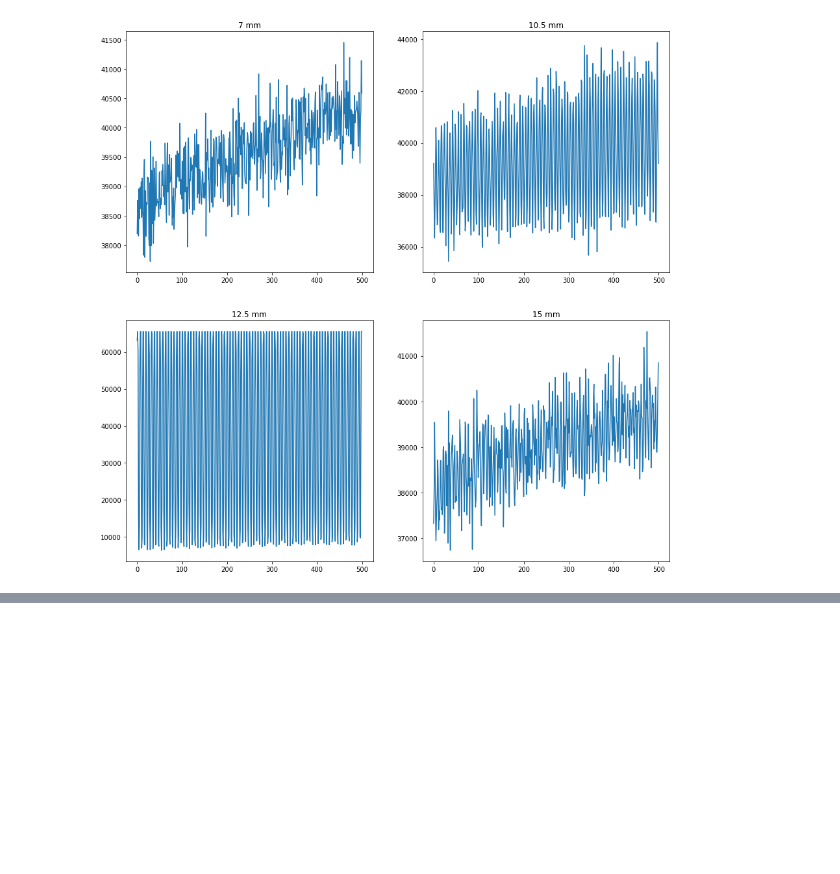
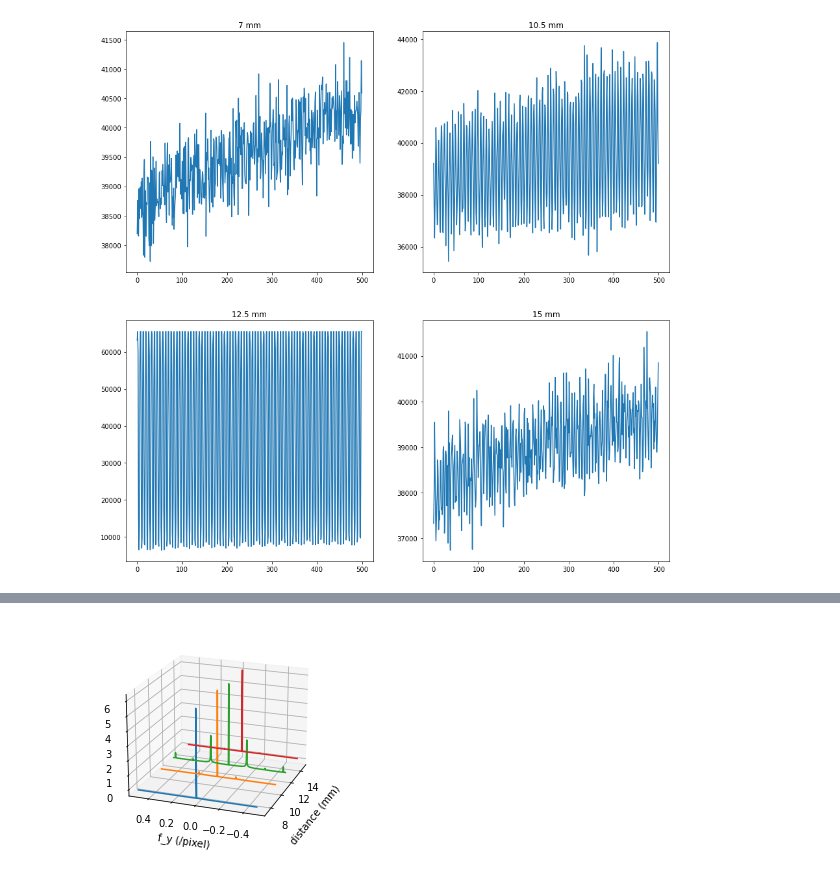
Before and after one commit to kwokkenton/optea, a Jupyter notebook: srayan_dof.ipynb, the cells around one changed output, grey strips where cells are left out. Saved outputs shown, nothing was run; the diff lists cells and outputs as text; code cells hidden in the pictures; blank space fills up the shorter version.

```diff
--- a/srayan_dof.ipynb
+++ b/srayan_dof.ipynb
@@ -84,19 +80,0 @@ line_prof_splash(im, A)
-# %%
-# Take FFT
-ft = fftshift(fft2(im))
-ft_log = np.log10(np.abs(ft))
-
-length_per_pixel = 1
-
-plt.figure(figsize=(6,6))
-plt.title('Log of the 2D FFT')
-x_size = ft.shape[0]
-y_size = ft.shape[1]
-x_freqs = fftshift(fftfreq(x_size, d = length_per_pixel))
-y_freqs = fftshift(fftfreq(y_size, d = length_per_pixel) )
-X,Y = np.meshgrid(x_freqs, y_freqs)
-
-plt.pcolormesh(Y, X, ft_log.T, shading='auto')
-plt.colorbar()
-plt.ylabel('y Frequency (cycle per pixel)')
-plt.xlabel('x Frequency (cycle per pixel)')
@@ -188,0 +126,19 @@ Text(0, 0.5, 'Magnitude')
+# %%
+def fft_plot_quartiles(im, positions):
+    slices = len(im)
+    qrts = [0, slices//4, slices//2, (slices*3)//4]
+
+    ax = plt.figure().add_subplot(projection='3d')
+
+    for q in qrts:
+        ft, freqs = fourier(im[q])
+        ax.plot(np.fft.fftshift(freqs[0]), (np.abs(ft)[:,ft.shape[1]//2]), positions[q], ls='-')
+
+    ax.set_xlabel('f_y (/pixel)')
+    ax.set_zlabel('distance (mm)')
+    ax.view_init(azim=200, elev=20, vertical_axis='y')
+    plt.show()
+# %%
+fft_plot_quartiles(im, A)
+# %% [output]
+[figure, added]
```
Also changed, not shown: parts of 19 cells of this notebook.
